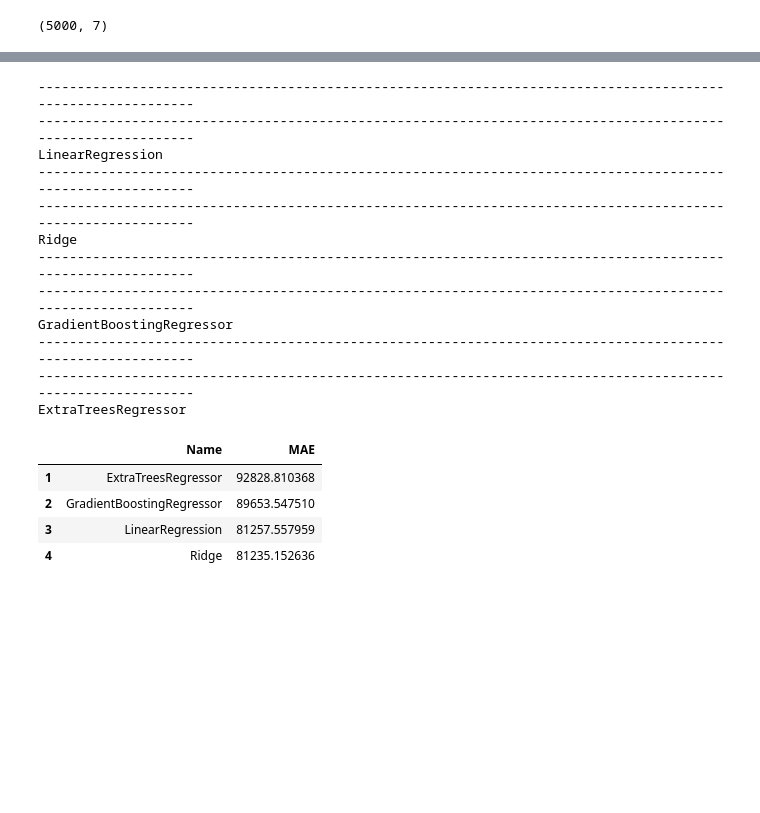
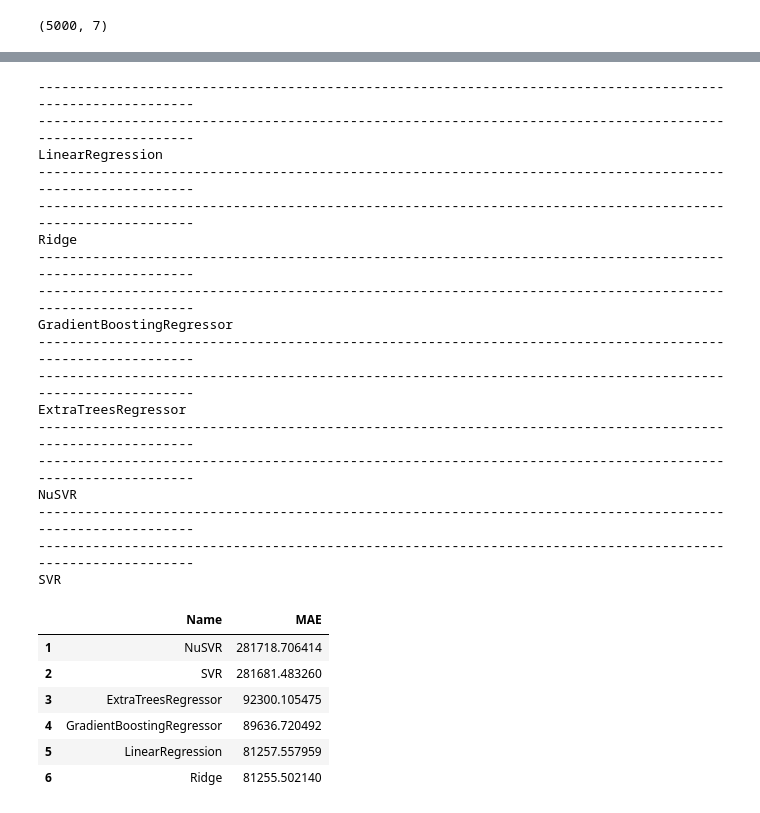
Before and after one commit to nnilayy/Regression-Notebook, a Jupyter notebook: RegressionNotebook.ipynb, the cells around one changed output, grey strips where cells are left out. Saved outputs shown, nothing was run; the diff lists cells and outputs as text; code cells hidden in the pictures; blank space fills up the shorter version.

```diff
--- a/RegressionNotebook.ipynb
+++ b/RegressionNotebook.ipynb
@@ -32,7 +23,7 @@ from sklearn.datasets import load_digits
 from sklearn.model_selection import train_test_split
 X_train, X_test, y_train, y_test = train_test_split(X, y, test_size=0.3, random_state=101)
 # %%
-from sklearn.preprocessing import MinMaxScaler
-scaler = MinMaxScaler()
+from sklearn.preprocessing import StandardScaler
+scaler = StandardScaler()
 X_train = scaler.fit_transform(X_train)
 X_test = scaler.transform(X_test)
@@ -128,54 +170,61 @@ models = [
     # DummyRegressor,
     # MLPRegressor,
     # LinearSVR,
-    # NuSVR,
-    # SVR,
+    NuSVR,
+    SVR,
     # DecisionTreeRegressor,
     # ExtraTreeRegressor
     ]
 
 # IsotonicRegression, RandomForestRegressor, HistGradientBoostingRegressor, GaussianProcessRegressor, KernelRidge, SGDRegressor, ARDRegression,
 metrics = []
+model_names=[]
 for model in models:
   m=model()
   m.fit(X_train,y_train)
   y_test_pred = m.predict(X_test)
+  model_names.append(model.__name__)
   metrics.append(mae(y_test, y_test_pred))
   print('------------------------------------------------------------------------------------------------------------')
   print('------------------------------------------------------------------------------------------------------------')
   print(model.__name__)
-# Extracting the model name from the models
-model_names=[]
-for model in models:
-  model_names.append(model.__name__)
+
 
 # Combining the Model Name and Accuracy in a dataframe
 # Here Model_Names and Accuracy Both are lists
 # acc=pd.DataFrame(list(zip(model_names,accuracy)),columns=['Name','Accuracy'])
 acc=pd.DataFrame({'Name':model_names, 'MAE':metrics})
 
 # Arranging the dataframe by the models with the highest accuracy to lowest accuracy
 acc=acc.sort_values(by='MAE',ascending=False).reset_index(drop=True)
 acc.index = acc.index + 1
 acc
 # %% [output]
 ------------------------------------------------------------------------------------------------------------
 ------------------------------------------------------------------------------------------------------------
 LinearRegression
 ------------------------------------------------------------------------------------------------------------
 ------------------------------------------------------------------------------------------------------------
 Ridge
 ------------------------------------------------------------------------------------------------------------
 ------------------------------------------------------------------------------------------------------------
 GradientBoostingRegressor
 ------------------------------------------------------------------------------------------------------------
 ------------------------------------------------------------------------------------------------------------
 ExtraTreesRegressor
+------------------------------------------------------------------------------------------------------------
+------------------------------------------------------------------------------------------------------------
+NuSVR
+------------------------------------------------------------------------------------------------------------
+------------------------------------------------------------------------------------------------------------
+SVR
 |  | Name | MAE |
-| 1 | ExtraTreesRegressor | 92828.810368 |
-| 2 | GradientBoostingRegressor | 89653.547510 |
-| 3 | LinearRegression | 81257.557959 |
-| 4 | Ridge | 81235.152636 |
+| 1 | NuSVR | 281718.706414 |
+| 2 | SVR | 281681.483260 |
+| 3 | ExtraTreesRegressor | 92300.105475 |
+| 4 | GradientBoostingRegressor | 89636.720492 |
+| 5 | LinearRegression | 81257.557959 |
+| 6 | Ridge | 81255.502140 |
 # %%
 # X_train = train.drop(['SalePrice'],axis=1)
 # y_train = train['SalePrice']
```
Also changed, not shown: parts of 8 cells of this notebook.
